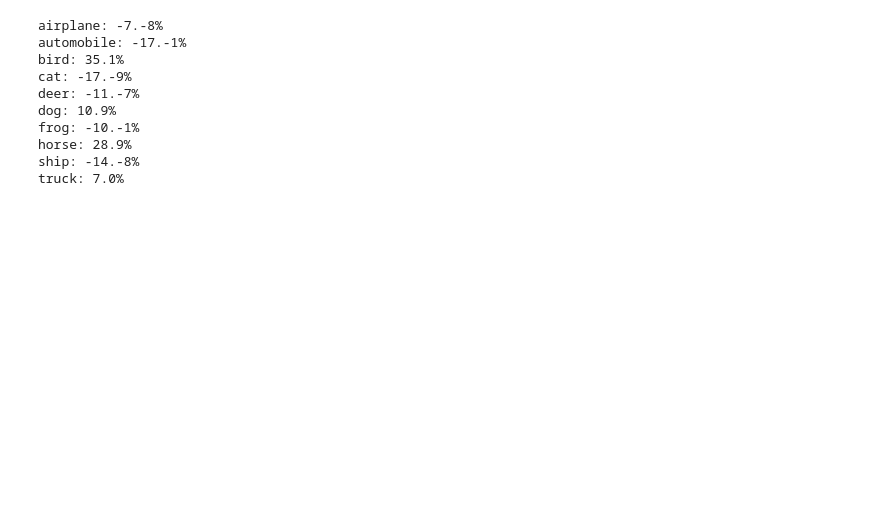
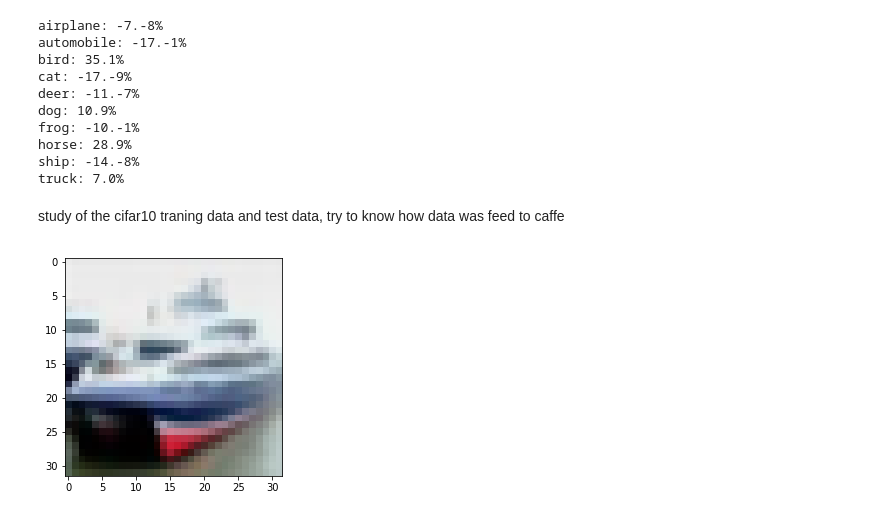
Before and after one commit to autoas/CMSIS_5, a Jupyter notebook: CMSIS/NN/Examples/ARM/arm_nn_examples/cifar10/cifar10.ipynb, the cells around one changed output. Drawn from its saved outputs; the diff is of its cells as text; code cells hidden in the pictures; blank space fills up the shorter version.

Commit message:
add lldb study

```diff
--- a/CMSIS/NN/Examples/ARM/arm_nn_examples/cifar10/cifar10.ipynb
+++ b/CMSIS/NN/Examples/ARM/arm_nn_examples/cifar10/cifar10.ipynb
@@ -118,7 +106,7 @@ with open('arm_nnexamples_cifar10_inputs.h') as f:
     for l in f.readlines():
         if(reImg.search(l)):
             data = eval('['+reImg.search(l).groups()[0]+']')
-            data = np.asarray(data).reshape(32,32,3)/255
+            data = np.asarray(data,dtype=np.uint8).reshape(32,32,3)
             defaults.append(data)
 fig, axs = plt.subplots(1, len(defaults))
 for i,dft in enumerate(defaults):
@@ -127,8 +115,7 @@ for i,dft in enumerate(defaults):
 [figure]
 # %%
 for i,dft in enumerate(defaults):
-    data = dft*255
-    data = data.astype(np.int8)
+    data = dft
     data.tofile('img.bin')
     RunSysCmd('./cifar10 img.bin')
 # %% [output]
@@ -243,30 +250,21 @@ net.forward()
        dtype=float32)}
 # %%
-def genmenraw(D):
-    N,C,H,W = D
-    # according to arm_nnexamples_cifar10_weights.h INPUT_MEAN_SHIFT
-    mr,mg,mb = 125,123,114
-    mf = 'mean.raw'
-    mean = np.empty((C,H,W),dtype=np.float32)
-    mean[0].fill(mr)
-    mean[1].fill(mg)
-    mean[2].fill(mb)
-    np.save(mf, mean)
-    return mf+'.npy'
-
-mean_file = genmenraw(net.blobs['data'].data.shape)
 # run inference, https://www.zhihu.com/question/38107945
 transformer = caffe.io.Transformer({'data': net.blobs['data'].data.shape})
 # change dimensition from HWC to CHW
 transformer.set_transpose('data', (2,0,1))
 # subtract mean
-transformer.set_mean('data', np.load(mean_file).mean(1).mean(1))
+mean = np.asarray((125,123,114)) # RGB
+transformer.set_mean('data', mean)
 # scale to range 0-255
 transformer.set_raw_scale('data', 255)
-transformer.set_channel_swap('data', (2,1,0)) # if using RGB instead if BGR
+#transformer.set_channel_swap('data', (2,1,0)) # if using RGB instead of BGR
 im=caffe.io.load_image(img)
-net.blobs['data'].data[...] = transformer.preprocess('data',im)/255.0
-#plt.imshow(transformer.preprocess('data',im).transpose(1,2,0))
+#fig, axs = plt.subplots(1, 2)
+#axs[0].imshow(im)
+im = transformer.preprocess('data',im)
+net.blobs['data'].data[...] = im
 out = net.forward()
+#axs[1].imshow(im.transpose(1,2,0))
 print(out)
 # %% [output]
@@ -348,3 +345,5 @@ frog: -10.-1%
 horse: 28.9%
 ship: -14.-8%
 truck: 7.0%
+# %% [markdown]
+study of the cifar10 traning data and test data, try to know how data was feed to caffe
@@ -350,0 +352,17 @@ truck: 7.0%
+# %%
+#env = lmdb.open('/home/parai/workspace/caffe/examples/cifar10/cifar10_train_lmdb', readonly=True)
+env = lmdb.open('/home/parai/workspace/caffe/examples/cifar10/cifar10_test_lmdb', readonly=True)
+# %%
+with env.begin() as txn:
+    cursor = txn.cursor()
+    for i, (key, value) in enumerate(cursor):
+        if(i != 1): continue
+        datum = caffe.proto.caffe_pb2.Datum()
+        datum.ParseFromString(value)
+        flat_x = np.frombuffer(datum.data, dtype=np.uint8)
+        x = flat_x.reshape(datum.channels, datum.height, datum.width)
+        y = datum.label
+        plt.imshow(x.transpose(1,2,0))
+        break
+# %% [output]
+[figure, added]
```
Also changed, not shown: parts of 7 cells of this notebook.
